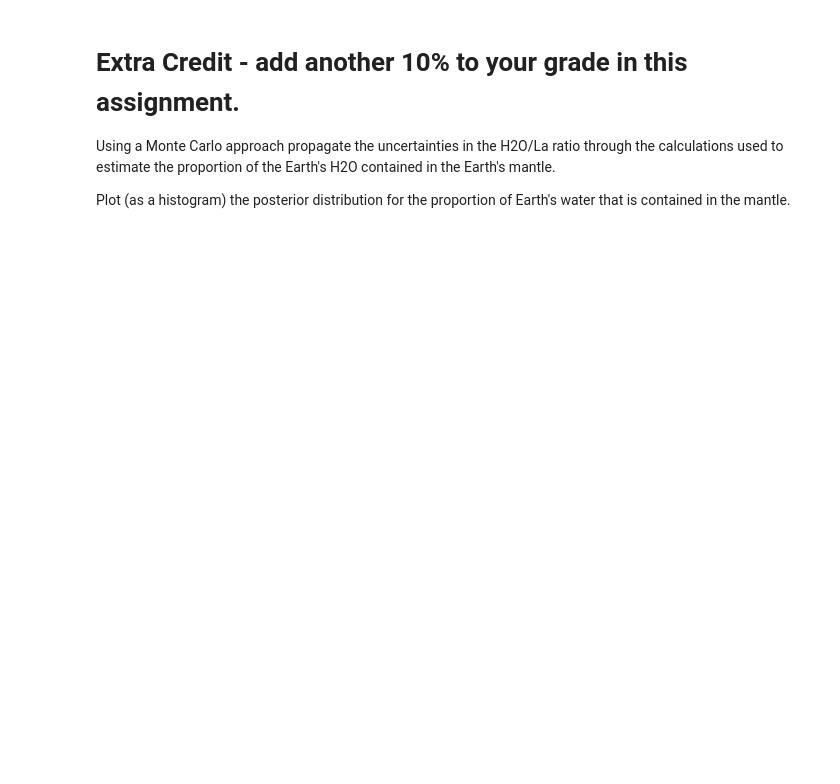
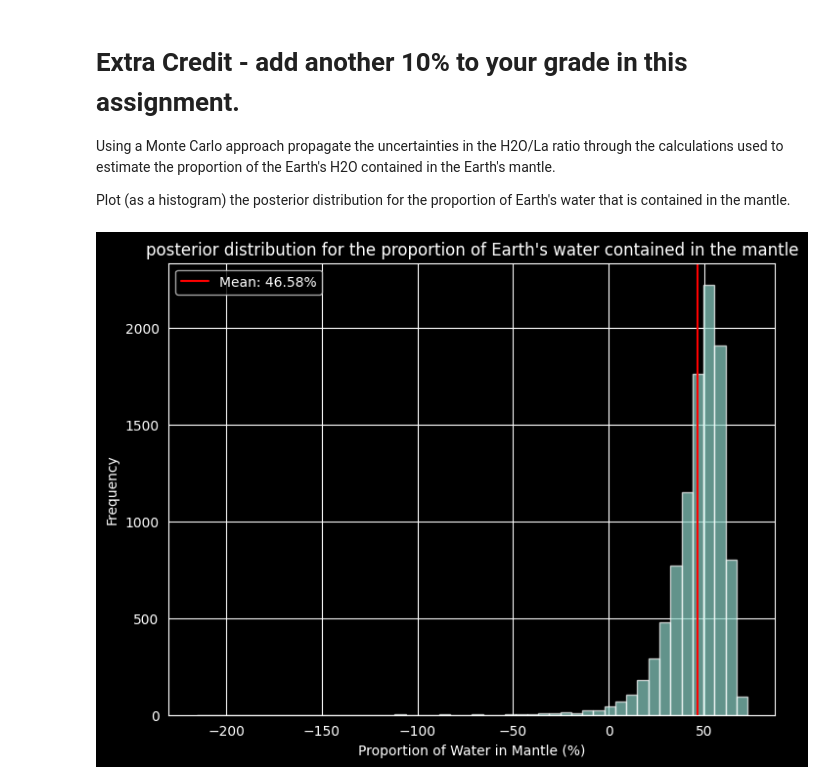
Before and after one commit to ItsukiKigoshi/EPS88_Gleeson, a Jupyter notebook: Week 8 - Correlation Analysis.ipynb, the cells around one changed output. Cells and saved outputs as stored; diff of their text form; code cells hidden in the pictures; blank space fills up the shorter version.

```diff
--- a/Week 8 - Correlation Analysis.ipynb
+++ b/Week 8 - Correlation Analysis.ipynb
@@ -299,3 +369,30 @@ r_core = 3485000
 Using a Monte Carlo approach propagate the uncertainties in the H2O/La ratio through the calculations used to estimate the proportion of the Earth's H2O contained in the Earth's mantle.
 
 Plot (as a histogram) the posterior distribution for the proportion of Earth's water that is contained in the mantle.
+# %%
+n_simulations = 10000
+mass_ocean_kg = 1.4e21
+
+# The average La content of the Earth's mantle is 0.687 ppm
+mass_mantle_la_kg =  (0.687 / 1e6) * mass_mantle
+h2o_la_mean = np.mean(morb['H2O_La_ratio'])
+h2o_la_std = np.std(morb['H2O_La_ratio'])
+
+h2o_la_samples = np.random.normal(h2o_la_mean, h2o_la_std, n_simulations)
+
+mass_mantle_h2o_samples = h2o_la_samples * mass_mantle_la_kg
+
+# Proportion = (Mantle_H2O / (Mantle_H2O + Ocean_H2O)) * 100
+proportions = (mass_mantle_h2o_samples / (mass_mantle_h2o_samples + mass_ocean_kg)) * 100
+
+plt.figure(figsize=(8, 6))
+plt.hist(proportions, bins=50, alpha=0.7)
+
+plt.axvline(np.mean(proportions), color='red', label=f'Mean: {np.mean(proportions):.2f}%')
+plt.title("posterior distribution for the proportion of Earth's water contained in the mantle")
+plt.xlabel('Proportion of Water in Mantle (%)')
+plt.ylabel('Frequency')
+plt.legend()
+plt.show()
+# %% [output]
+[figure, added]
```
Also changed, not shown: parts of 9 cells of this notebook.
